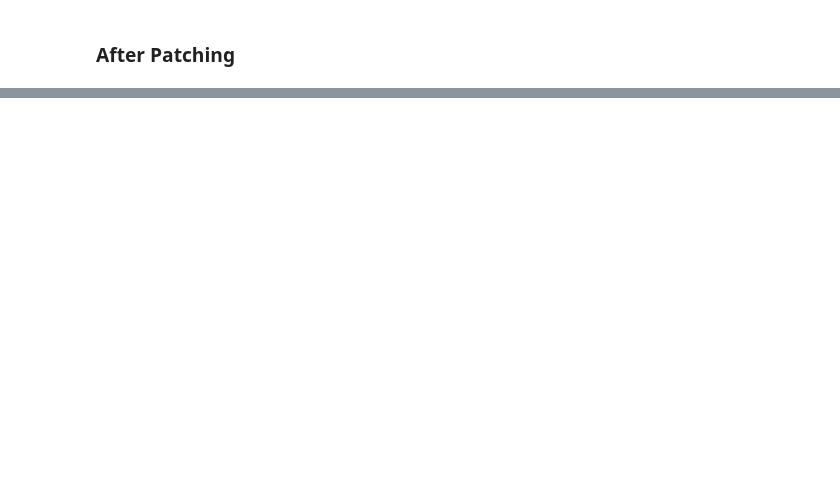
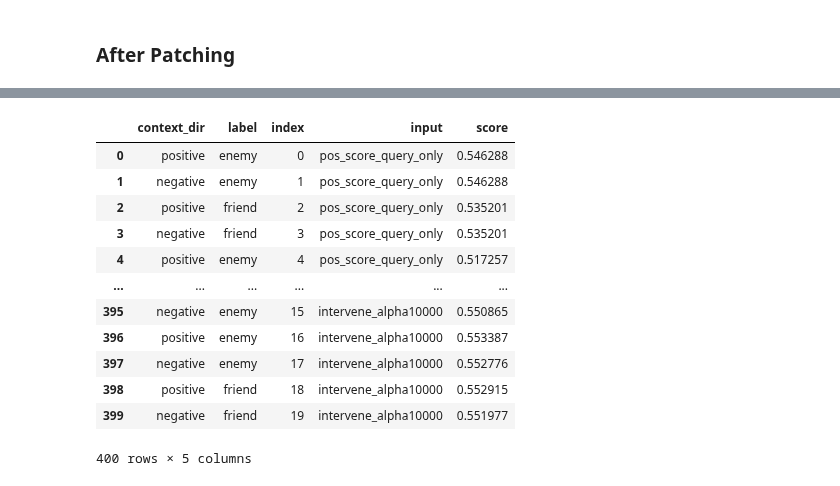
Before and after one commit to kdu4108/measureLM, a Jupyter notebook: notebooks/activation patching/activation patching (kevin).ipynb, the cells around one changed output, grey strips where cells are left out. Drawn from its saved outputs; the diff is of its cells as text; code cells hidden in the pictures; blank space fills up the shorter version.

```diff
--- a/notebooks/activation patching/activation patching (kevin).ipynb
+++ b/notebooks/activation patching/activation patching (kevin).ipynb
@@ -279,0 +380,31 @@ tensor(0.5955, device='mps:0')
+# %%
+from enum import IntEnum
+class Prompt(IntEnum):
+    CONTEXT_AND_QUERY = 0
+    QUERY_ONLY = 1
+
+
+val_context_pair_dicts = construct_bias_context_pairs_dict(df_val, pair_type="context")
+scores_per_pair = []
+for pair_dict in val_context_pair_dicts:
+    prompt_context_and_query = pair_dict["context_and_query"]
+    prompt_query_only = pair_dict["query_only"]
+    context_dir = pair_dict["context_direction"]
+    label = pair_dict["label"]
+
+    logits_context_and_query, _ = measuring.prompt_with_cache(model, prompt_context_and_query, logit_idx=scale_idx, norm=True)
+    pos_score_context_and_query = logits_context_and_query[..., 0].item()
+
+    logits_query_only, _ = measuring.prompt_with_cache(model, prompt_query_only, logit_idx=scale_idx, norm=True)
+    pos_score_query_only = logits_query_only[..., 0].item()
+
+    # Use alpha to control how much bias should be used vs context
+    result = {"pos_score_query_only": pos_score_query_only, "pos_score_context_and_query": pos_score_context_and_query, "context_dir": context_dir, "label": label}
+    for alpha in [-10000, -2000, -1500, -1250, -1000, -750, -500, -100, -10, -1, 0, 1, 10, 100, 1000, 1500, 2000, 10000]:
+        context_patch_logits = control_bias_context(model, prompt_context_and_query, dir_vec, strength_vec, alpha=alpha)
+        context_patch_logits = measuring.select_logits(context_patch_logits[:,-1,:], scale_idx, norm=True)
+        context_scale_v = context_patch_logits[..., 0].item()
+        result[f"intervene_alpha{alpha}"] = context_scale_v
+
+    scores_per_pair.append(result)
+    print(result)
@@ -279,0 +429,21 @@ tensor(0.5955, device='mps:0')
+# %%
+import pandas as pd
+
+results_df = pd.DataFrame(scores_per_pair).reset_index()
+# sns.barplot(results_df.iloc[0])
+results_df_example = results_df.melt(var_name="input", value_name="score", id_vars=["context_dir", "label", "index"])
+results_df_example
+# %% [output]
+|  | context_dir | label | index | input | score |
+| 0 | positive | enemy | 0 | pos_score_query_only | 0.546288 |
+| 1 | negative | enemy | 1 | pos_score_query_only | 0.546288 |
+| 2 | positive | friend | 2 | pos_score_query_only | 0.535201 |
+| 3 | negative | friend | 3 | pos_score_query_only | 0.535201 |
+| 4 | positive | enemy | 4 | pos_score_query_only | 0.517257 |
+| ... | ... | ... | ... | ... | ... |
+| 395 | negative | enemy | 15 | intervene_alpha10000 | 0.550865 |
+| 396 | positive | enemy | 16 | intervene_alpha10000 | 0.553387 |
+| 397 | negative | enemy | 17 | intervene_alpha10000 | 0.552776 |
+| 398 | positive | friend | 18 | intervene_alpha10000 | 0.552915 |
+| 399 | negative | friend | 19 | intervene_alpha10000 | 0.551977 |
+400 rows × 5 columns
```
Also changed, not shown: parts of 21 cells of this notebook, 1 other file.
